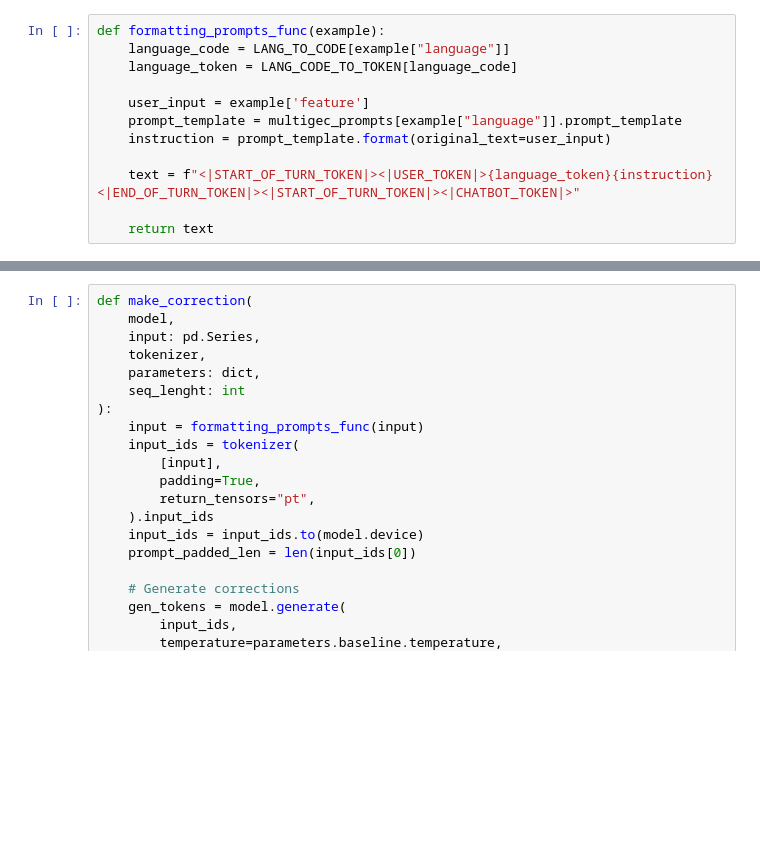
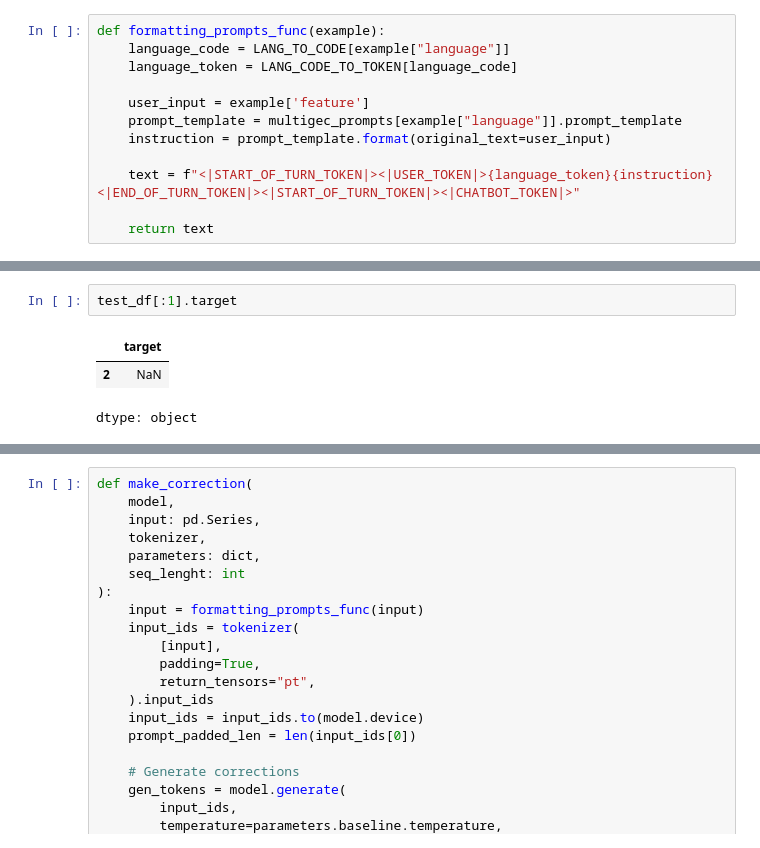
Before and after one commit to r-kovalch/omnigec-models, a Jupyter notebook: notebooks/aya_expanse_8b/multigec/multigec_prediction.ipynb, the cells around one changed output, grey strips where cells are left out. Saved outputs shown, nothing was run; the diff lists cells and outputs as text; blank space fills up the shorter version.

```diff
--- a/notebooks/aya_expanse_8b/multigec/multigec_prediction.ipynb
+++ b/notebooks/aya_expanse_8b/multigec/multigec_prediction.ipynb
@@ -166,0 +268,6 @@ def formatting_prompts_func(example):
+# %%
+test_df[:1].target
+# %% [output]
+|  | target |
+| 2 | NaN |
+dtype: object
```
Also changed, not shown: parts of 17 cells of this notebook.
